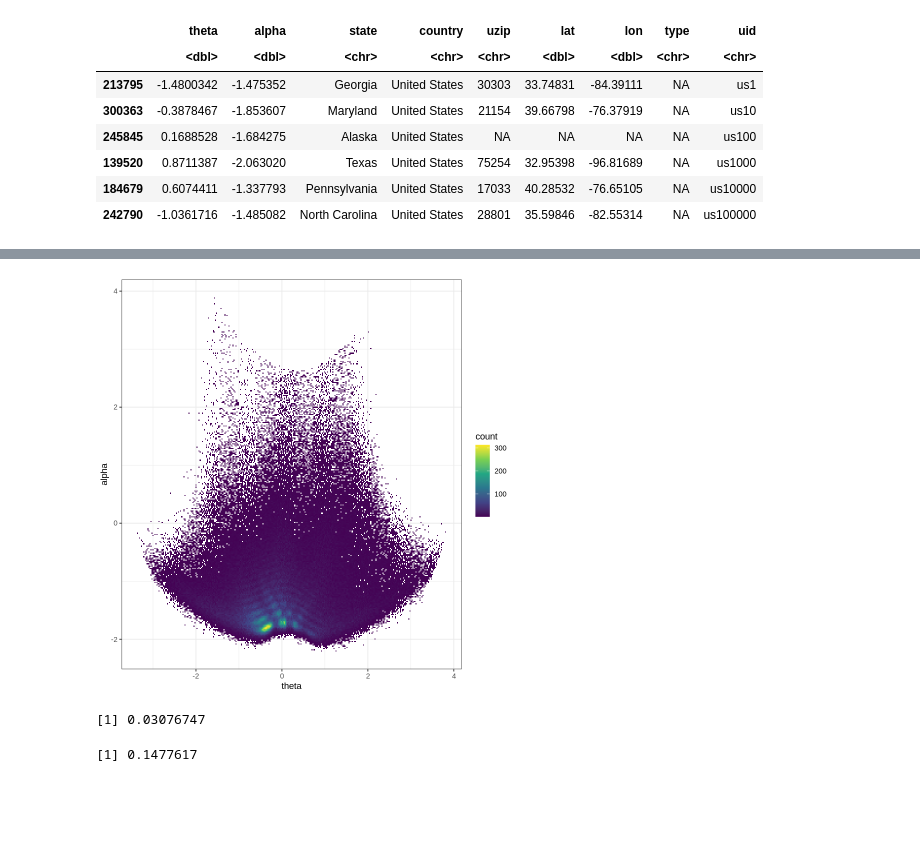
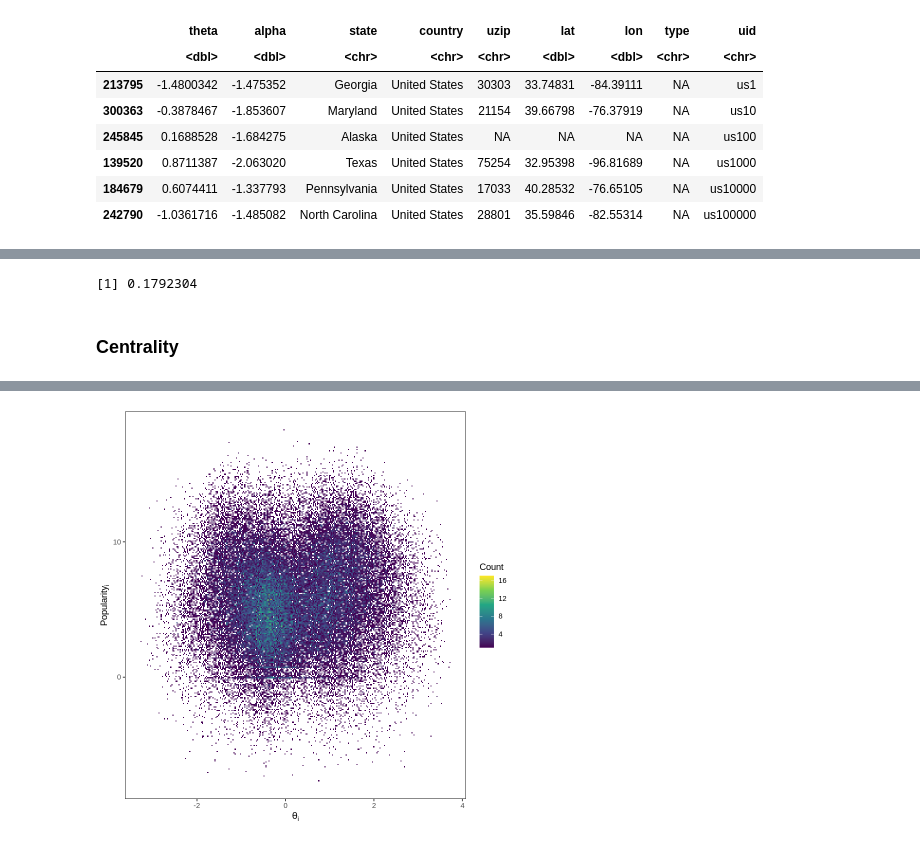
Before and after one commit to MLBurnham/networks_replication, a Jupyter notebook: Descriptive.ipynb, the cells around one changed output, grey strips where cells are left out. Saved outputs shown, nothing was run; the diff lists cells and outputs as text; code cells hidden in the pictures; blank space fills up the shorter version.

Commit message:
even more plots :

```diff
--- a/Descriptive.ipynb
+++ b/Descriptive.ipynb
@@ -315,0 +362,5 @@ plot(nodes$ideal_point, transitivity(g, 'local'))
+# %%
+# calculate degree centrality with cutoff of 3
+cent <- estimate_betweenness(g, directed = TRUE, cutoff = 3)
+# assign as attribute
+V(g)$cent <- cent
@@ -545,0 +662,8 @@ df <- as_data_frame(grt, what = 'vertices')
+# %%
+cor(abs(users$theta), users$alpha)
+# %% [output]
+[1] 0.1792304
+# %% [markdown]
+### Centrality
+# %%
+df <- igraph::as_data_frame(g, what = 'vertices')
@@ -546,6 +674,8 @@ df <- as_data_frame(grt, what = 'vertices')
 # %%
-ggplot(users, aes(x=theta, y=alpha) ) +
+ggplot(df, aes(x=theta, y = log(cent) )) +
   geom_bin2d(bins = 300) +
-  scale_fill_continuous(type = "viridis") +
+  ylab(expression('Popularity'[i])) + # put a line through the graph when I label this alpha for some reason...
+  xlab(expression(theta[i])) +
+  scale_fill_continuous(type = "viridis", name = 'Count') +
   theme(panel.border=element_rect(fill=NA), panel.background = element_blank())
 # %% [output]
@@ -552,9 +684 @@ ggplot(users, aes(x=theta, y=alpha) ) +
-[figure, old version]
+[figure, new version]
-# %%
-cor(df$degree, df$theta)
-# %% [output]
-[1] 0.03076747
-# %%
-cor(users$alpha, users$theta)
-# %% [output]
-[1] 0.1477617
```
Also changed, not shown: parts of 46 cells of this notebook, 8 other files.
